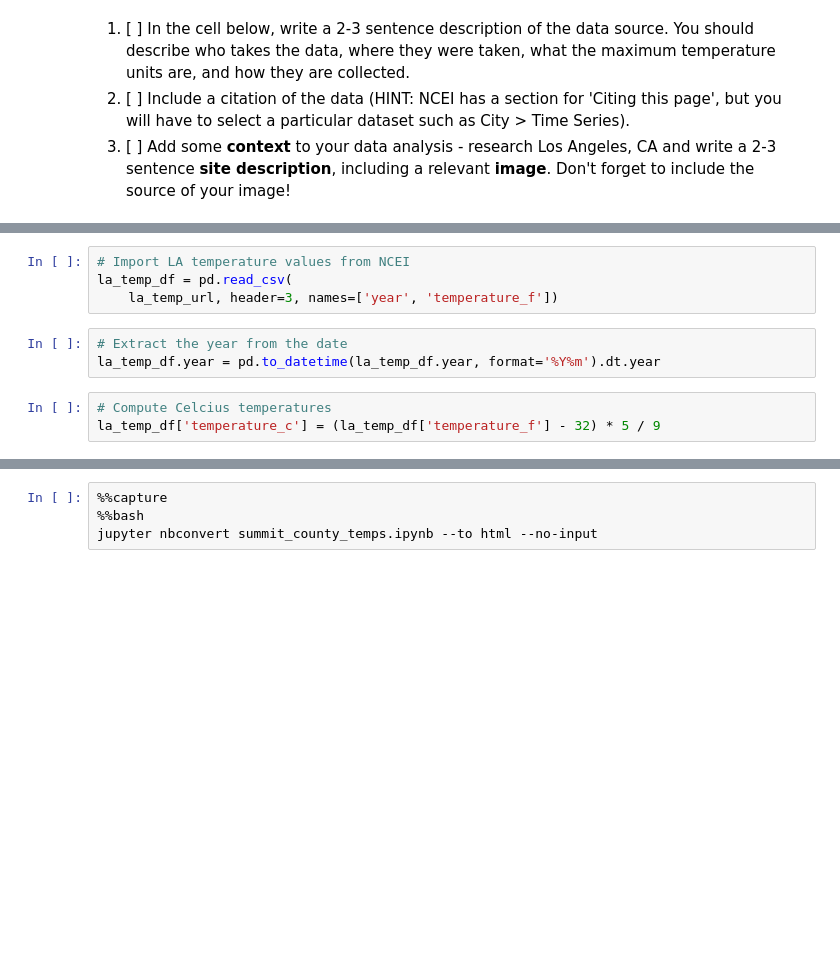
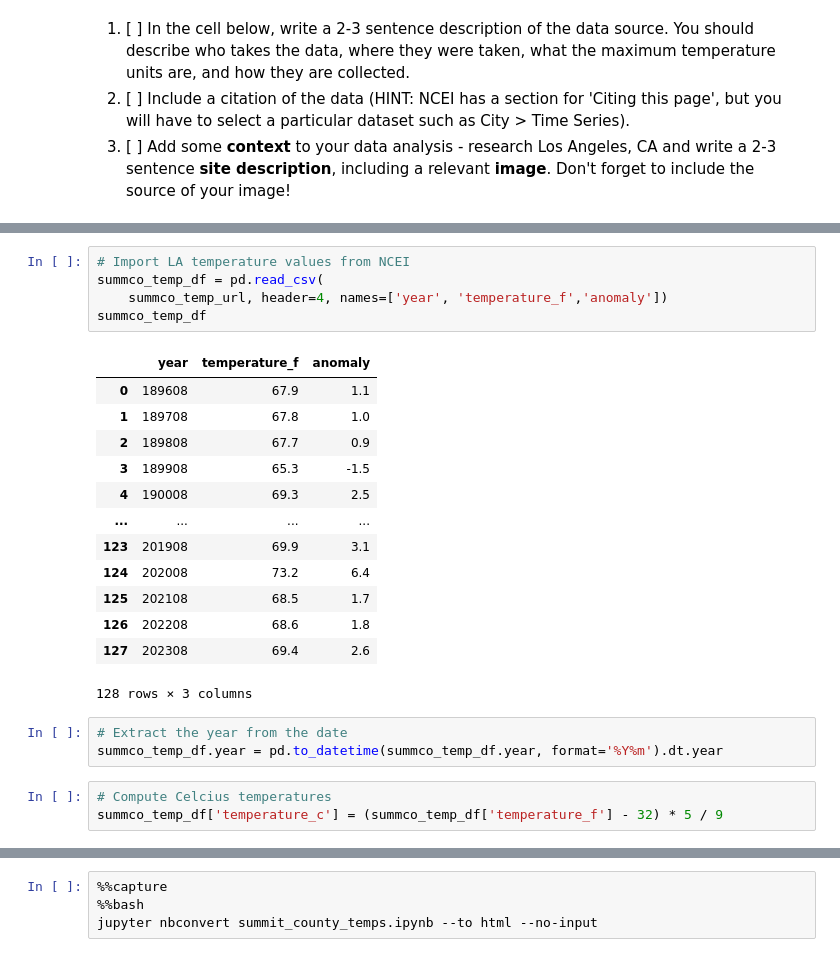
Before and after one commit to thku8507/thku8507.github.io, a Jupyter notebook: Notebooks/summit_county_temps.ipynb, the cells around one changed output, grey strips where cells are left out. Cells and saved outputs as stored; diff of their text form; blank space fills up the shorter version.

```diff
--- a/Notebooks/summit_county_temps.ipynb
+++ b/Notebooks/summit_county_temps.ipynb
@@ -30,11 +41,26 @@ warnings      module       <module 'warnings' from '<...>/python3.10/warnings.py
 # %%
 # Import LA temperature values from NCEI
-la_temp_df = pd.read_csv(
-    la_temp_url, header=3, names=['year', 'temperature_f'])
+summco_temp_df = pd.read_csv(
+    summco_temp_url, header=4, names=['year', 'temperature_f','anomaly'])
+summco_temp_df
+# %% [output]
+|  | year | temperature_f | anomaly |
+| 0 | 189608 | 67.9 | 1.1 |
+| 1 | 189708 | 67.8 | 1.0 |
+| 2 | 189808 | 67.7 | 0.9 |
+| 3 | 189908 | 65.3 | -1.5 |
+| 4 | 190008 | 69.3 | 2.5 |
+| ... | ... | ... | ... |
+| 123 | 201908 | 69.9 | 3.1 |
+| 124 | 202008 | 73.2 | 6.4 |
+| 125 | 202108 | 68.5 | 1.7 |
+| 126 | 202208 | 68.6 | 1.8 |
+| 127 | 202308 | 69.4 | 2.6 |
+128 rows × 3 columns
 # %%
 # Extract the year from the date
-la_temp_df.year = pd.to_datetime(la_temp_df.year, format='%Y%m').dt.year
+summco_temp_df.year = pd.to_datetime(summco_temp_df.year, format='%Y%m').dt.year
 # %%
 # Compute Celcius temperatures
-la_temp_df['temperature_c'] = (la_temp_df['temperature_f'] - 32) * 5 / 9
+summco_temp_df['temperature_c'] = (summco_temp_df['temperature_f'] - 32) * 5 / 9
 # %%
```
Also changed, not shown: parts of 5 cells of this notebook, 2 other files.
